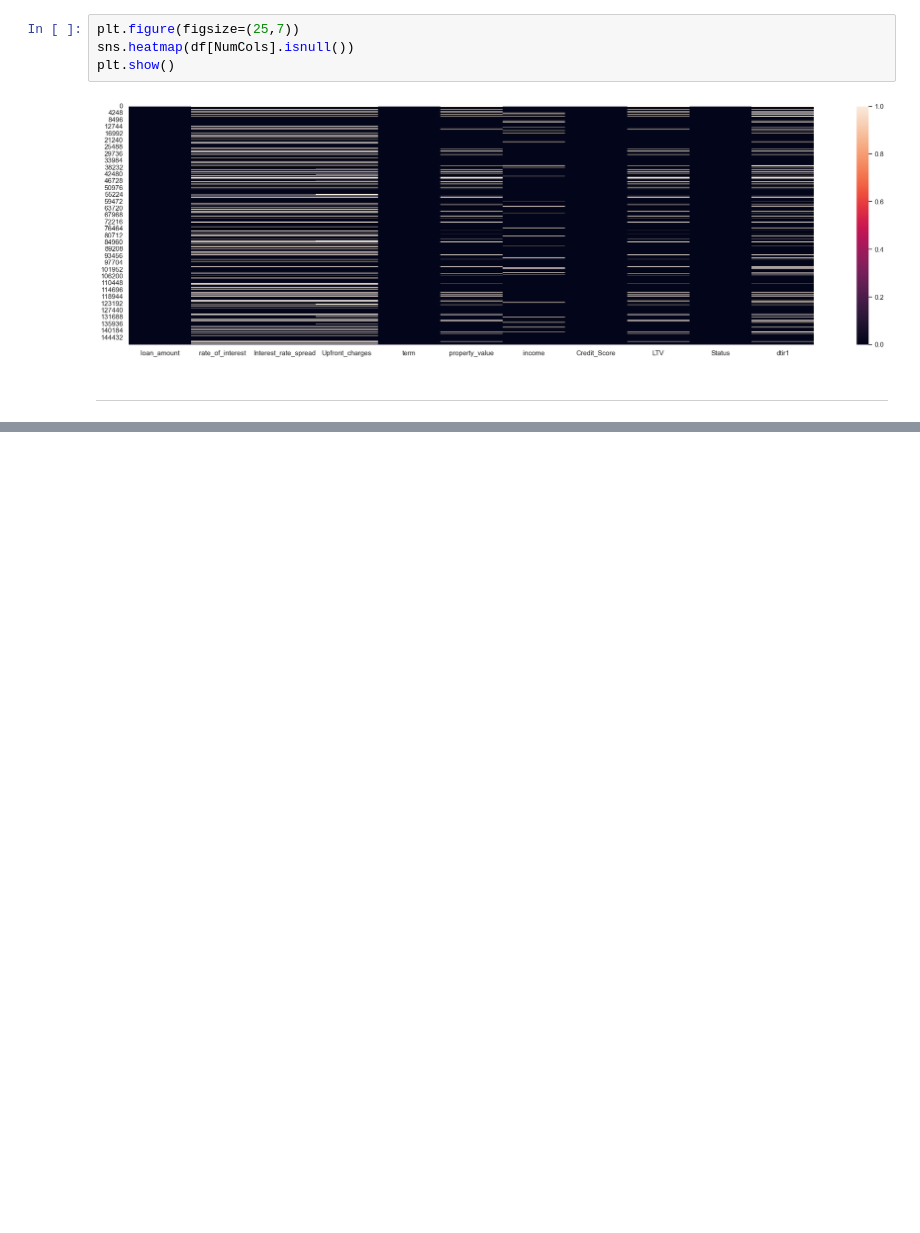
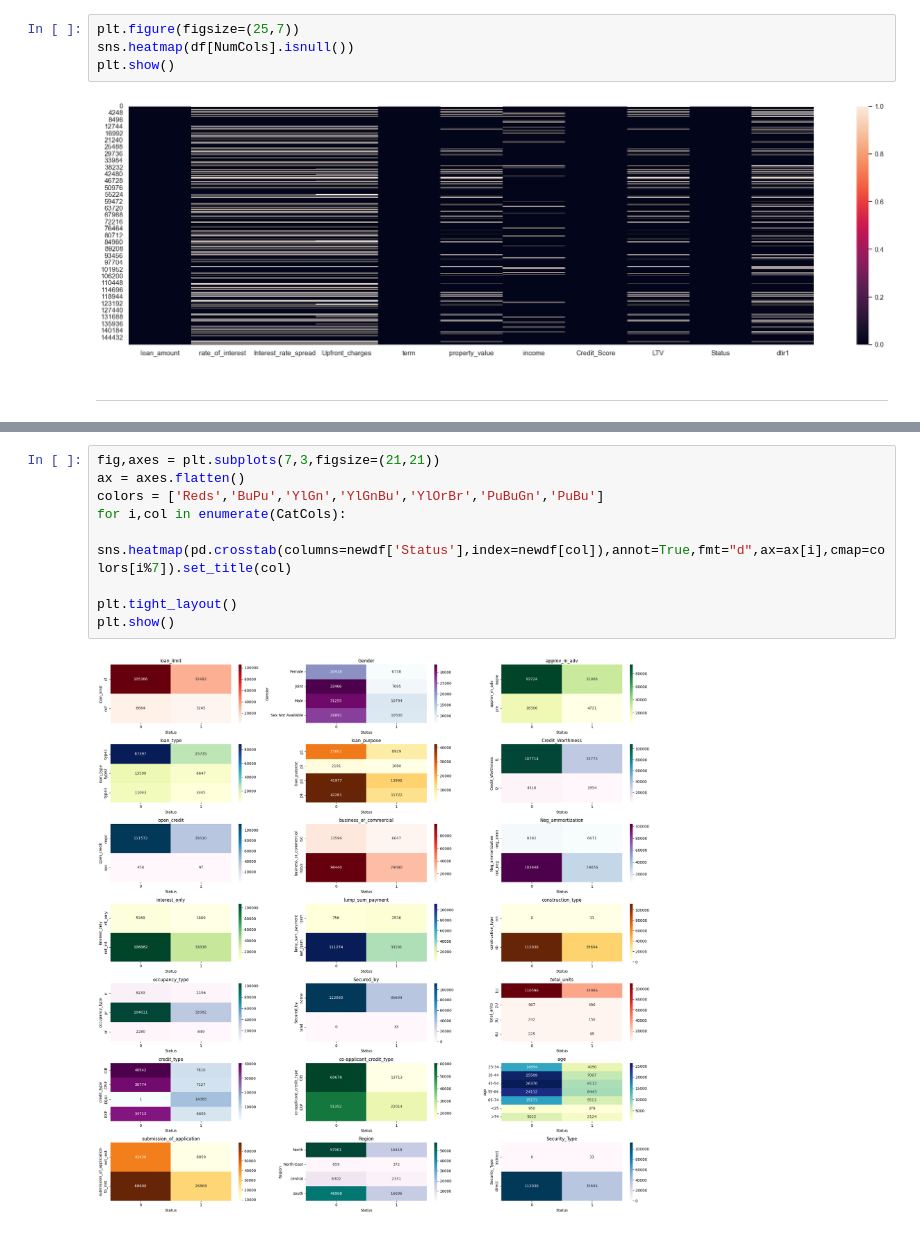
Before and after one commit to vivekvro/LoanRiskML, a Jupyter notebook: Overview.ipynb, the cells around one changed output, grey strips where cells are left out. Saved outputs shown, nothing was run; the diff lists cells and outputs as text; blank space fills up the shorter version.

```diff
--- a/Overview.ipynb
+++ b/Overview.ipynb
@@ -272,0 +345,11 @@ plt.show()
+# %%
+fig,axes = plt.subplots(7,3,figsize=(21,21))
+ax = axes.flatten()
+colors = ['Reds','BuPu','YlGn','YlGnBu','YlOrBr','PuBuGn','PuBu']
+for i,col in enumerate(CatCols):
+    sns.heatmap(pd.crosstab(columns=newdf['Status'],index=newdf[col]),annot=True,fmt="d",ax=ax[i],cmap=colors[i%7]).set_title(col)
+
+plt.tight_layout()
+plt.show()
+# %% [output]
+[figure, added]
```
Also changed, not shown: parts of 7 cells of this notebook, 5 other files.
